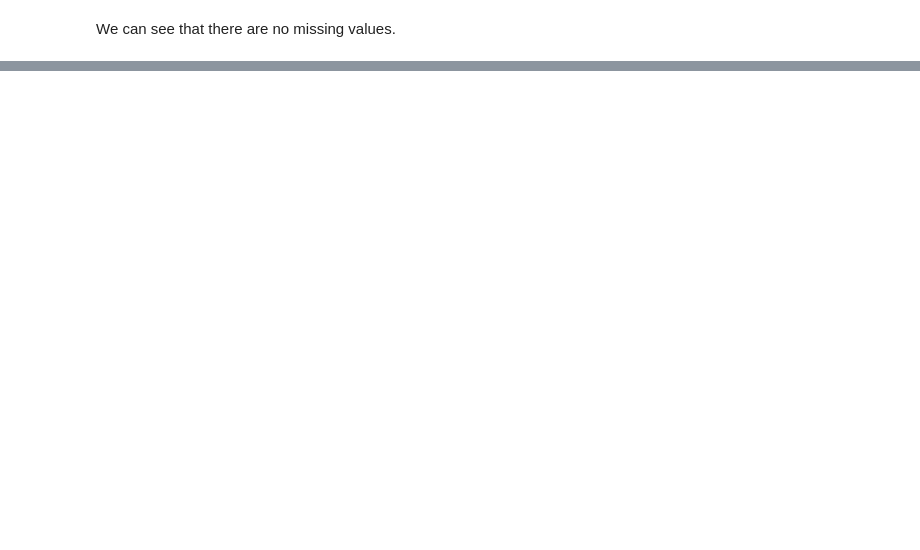
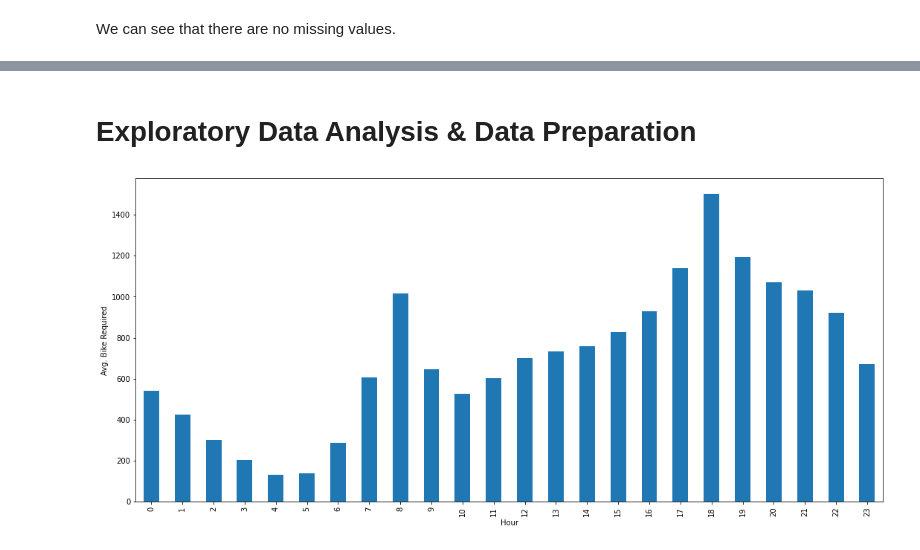
Before and after one commit to anasabbad/Bike-Sharing-Demand-Prediction--Capstone-Project, a Jupyter notebook: Bike_Sharing_Demand_Prediction_Capstone_Project.ipynb, the cells around one changed output, grey strips where cells are left out. Cells and saved outputs as stored; diff of their text form; code cells hidden in the pictures; blank space fills up the shorter version.

```diff
--- a/Bike_Sharing_Demand_Prediction_Capstone_Project.ipynb
+++ b/Bike_Sharing_Demand_Prediction_Capstone_Project.ipynb
@@ -105,0 +157,8 @@ data.describe()
+# %% [markdown]
+# **Exploratory Data Analysis & Data Preparation**
+# %%
+data.groupby('Hour').Rented_Bike_Count.mean().plot(kind='bar',figsize=(18,8))
+plt.ylabel('Avg. Bike Required')
+plt.show()
+# %% [output]
+[figure, added]
```
Also changed, not shown: parts of 36 cells of this notebook.
